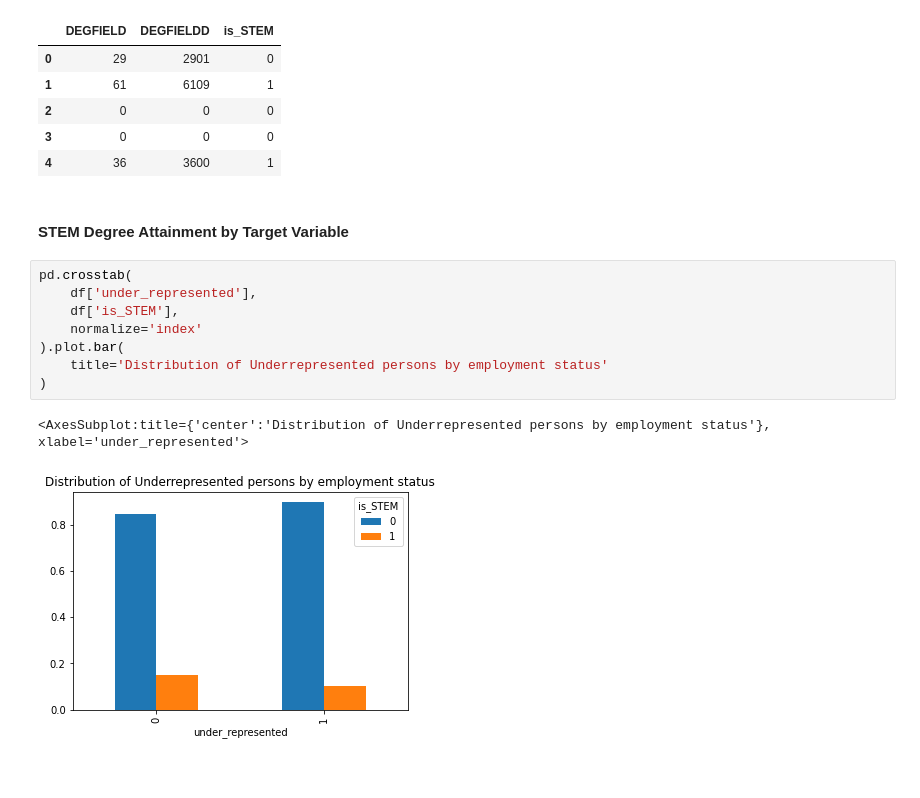
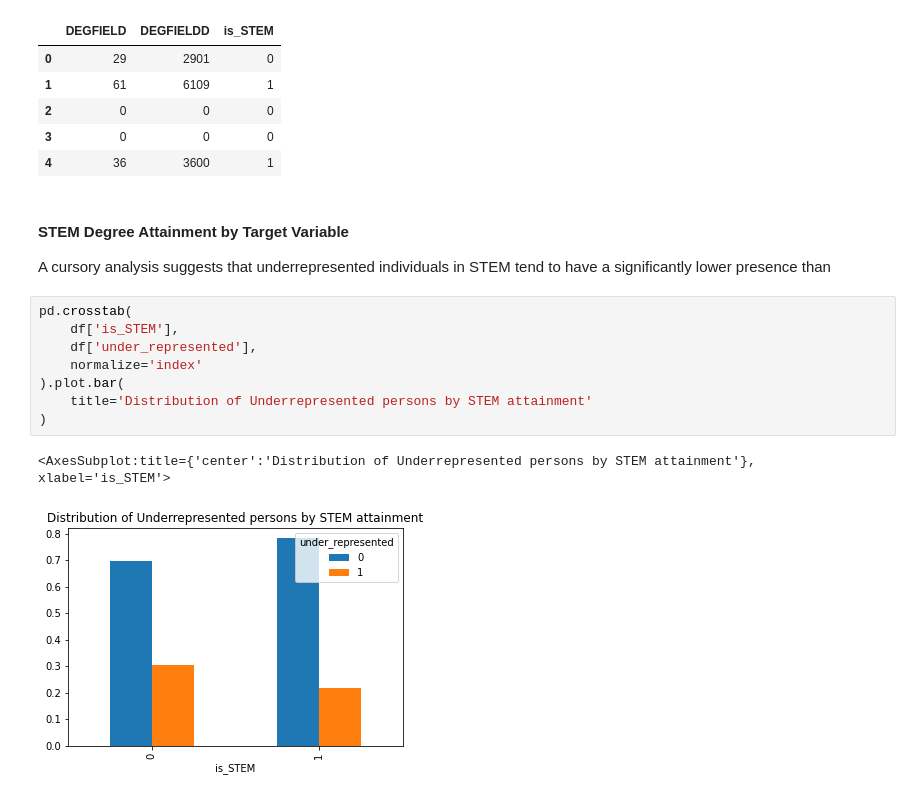
Before and after one commit to kayfilipp/HigherME, a Jupyter notebook: census_data/Untitled.ipynb, the cells around one changed output. Cells and saved outputs as stored; diff of their text form.

Commit message:
fix analysis on stem degrees

```diff
--- a/census_data/Untitled.ipynb
+++ b/census_data/Untitled.ipynb
@@ -241,14 +241,15 @@ df[['DEGFIELD','DEGFIELDD','is_STEM']].head()
 | 4 | 36 | 3600 | 1 |
 # %% [markdown]
 #### STEM Degree Attainment by Target Variable
+A cursory analysis suggests that underrepresented individuals in STEM tend to have a significantly lower presence than
 # %%
 pd.crosstab(
+    df['is_STEM'],
     df['under_represented'],
-    df['is_STEM'],
     normalize='index'
 ).plot.bar(
-    title='Distribution of Underrepresented persons by employment status'
+    title='Distribution of Underrepresented persons by STEM attainment'
 )
 # %% [output]
-<AxesSubplot:title={'center':'Distribution of Underrepresented persons by employment status'}, xlabel='under_represented'>
+<AxesSubplot:title={'center':'Distribution of Underrepresented persons by STEM attainment'}, xlabel='is_STEM'>
-[figure, old version]
+[figure, new version]
```
